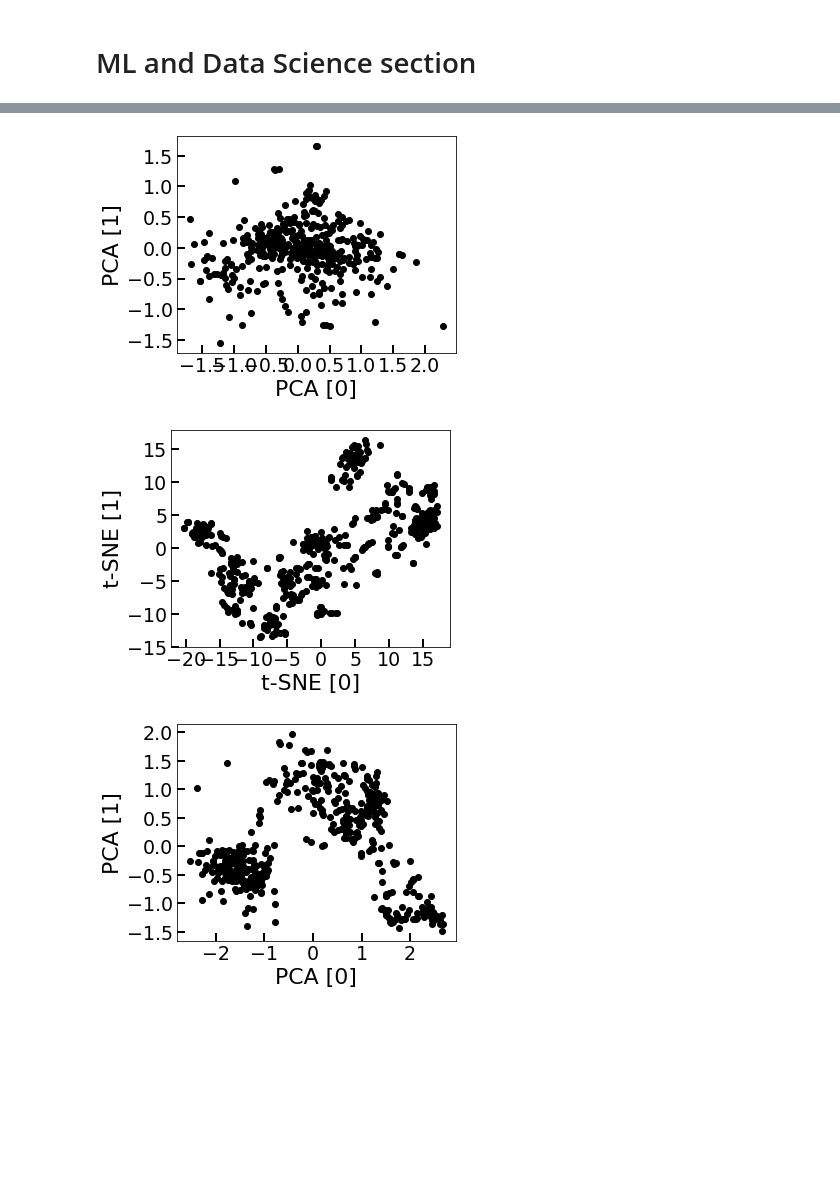
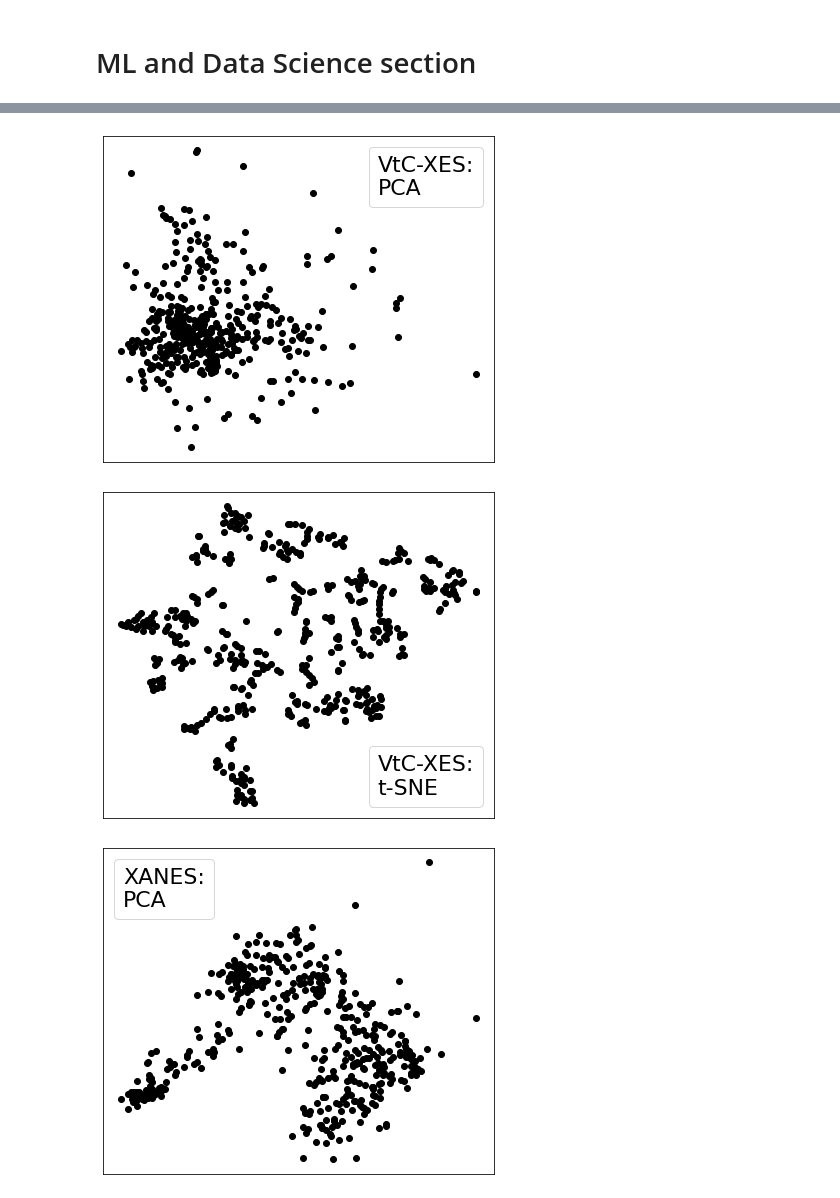
Before and after one commit to Seidler-Lab/Phosphorus-ML-Project, a Jupyter notebook: Data_Analysis.ipynb, the cells around one changed output, grey strips where cells are left out. Drawn from its saved outputs; the diff is of its cells as text; code cells hidden in the pictures; blank space fills up the shorter version.

```diff
--- a/Data_Analysis.ipynb
+++ b/Data_Analysis.ipynb
@@ -26,27 +41,19 @@ XANES_DATA = get_Data(CIDS, mode='xanes')
 # %% [output]
 473
 # %%
-xes = np.array(get_Property(XES_DATA, 'Spectra'))
+xes = np.array(u.get_Property(XES_DATA, 'Spectra'))
 XESenergy = xes[0,0,:]
 XES = xes[:,1,:]
 
 XES_SCALING = np.max(XES)
-
-# for i, x in enumerate(XES):
-#     XES[i] = x/np.max(x)
-
-XES = XES/XES_SCALING
+XES = XES / XES_SCALING
 # %%
-xanes = np.array(get_Property(XANES_DATA, 'Spectra'))
+xanes = np.array(u.get_Property(XANES_DATA, 'Spectra'))
 XANESenergy = xanes[0,0,:]
 XANES = xanes[:,1,:]
 
 XANES_SCALING = np.max(XANES)
-
-# for i, x in enumerate(XANES):
-#     XANES[i] = x/np.max(x)
-
-XANES = XANES/XANES_SCALING
+XANES = XANES / XANES_SCALING
 # %% [markdown]
 # The Dataset
 # %%
@@ -268,4 +384,5 @@ Spagetti_plot(XANESenergy, XANES, mode='XANES')
 # %%
+warnings.filterwarnings("ignore")
 # pca
 pca1 = PCA(n_components=2)
 XES_PCA = pca1.fit_transform(XES)
@@ -275,16 +392,16 @@ pca2 = PCA(n_components=2)
 XANES_PCA = pca2.fit_transform(XANES)
 
 # tsne
-tsne = TSNE(n_components=2, perplexity=50)
+tsne = TSNE(n_components=2, perplexity=10)
 XES_TSNE = tsne.fit_transform(XES)
 
 # tsne
 tsne = TSNE(n_components=2, perplexity=10, random_state=30)
 XANES_TSNE = tsne.fit_transform(XANES)
 # %%
-def plot_dim_red(X_red, method, fontsize=16):
+def plot_dim_red(X_red, method, fontsize=16, mode='VtC-XES'):
 
-    fig = plt.figure(figsize=(5,4))
+    fig = plt.figure(figsize=(7,6))
     ax = fig.add_subplot(111)
 
     plt.scatter(X_red[:, 0], X_red[:, 1], c='k')
@@ -296,16 +413,21 @@ def plot_dim_red(X_red, method, fontsize=16):
     ax.set_ylabel(f"{method} [1]", fontsize=fontsize+6)
     ax.tick_params(direction='in', width=2, length=8)
 
-#     ax.axes.xaxis.set_visible(False)
-#     ax.axes.yaxis.set_visible(False)
+    legend = ax.legend([f'{mode}:\n{method}'], handlelength=0, handletextpad=0,
+                           fancybox=True, fontsize=22)
+    for item in legend.legendHandles:
+        item.set_visible(False)
+
+    ax.axes.xaxis.set_visible(False)
+    ax.axes.yaxis.set_visible(False)
 
     plt.show()
 # %%
 plot_dim_red(XES_PCA,'PCA')
 plot_dim_red(XES_TSNE,'t-SNE')
-plot_dim_red(XANES_PCA,'PCA')
-plot_dim_red(XANES_TSNE,'t-SNE')
+plot_dim_red(XANES_PCA,'PCA', mode='XANES')
+plot_dim_red(XANES_TSNE,'t-SNE', mode='XANES')
 # %% [output]
-[figure, old version]
+[figure, new version]
-[figure, old version]
+[figure, new version]
-[figure, old version]
+[figure, new version]
```
Also changed, not shown: parts of 19 cells of this notebook, 6 other files.
